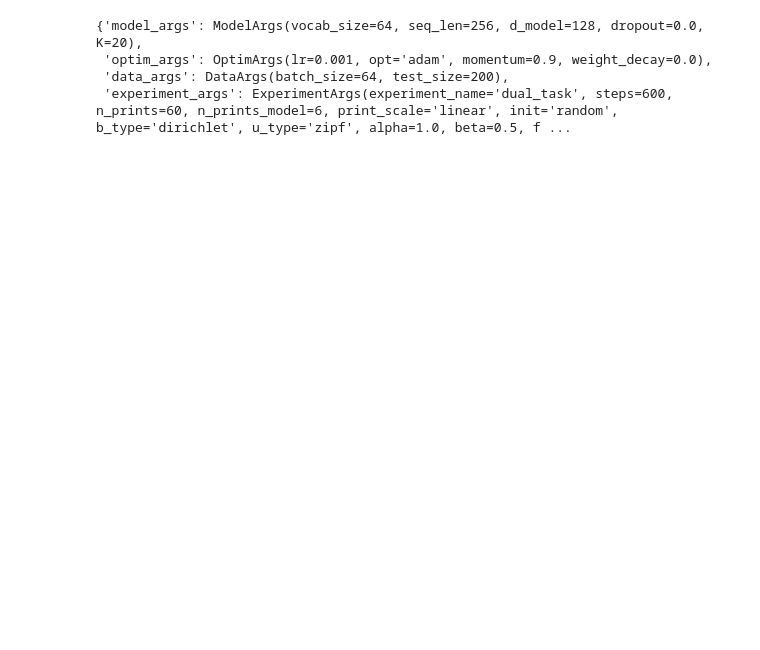
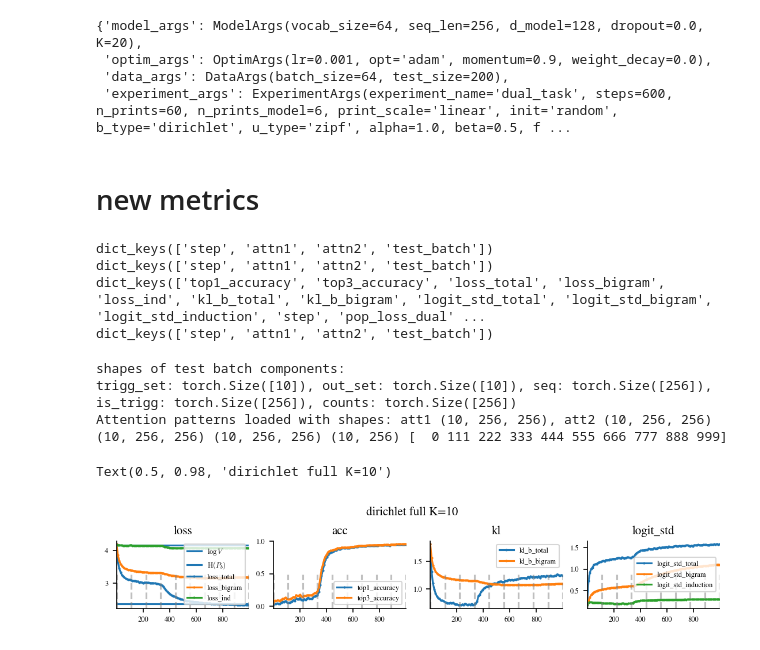
Before and after one commit to CristopherErazo/SAM, a Jupyter notebook: notebooks/26_04_05_Dual_Repolished.ipynb, the cells around one changed output. Saved outputs shown, nothing was run; the diff lists cells and outputs as text; code cells hidden in the pictures; blank space fills up the shorter version.

Commit message:
last update with dashboard and new dual

```diff
--- a/notebooks/26_04_05_Dual_Repolished.ipynb
+++ b/notebooks/26_04_05_Dual_Repolished.ipynb
@@ -148,3 +139,65 @@ trainer_args.__dict__
  'optim_args': OptimArgs(lr=0.001, opt='adam', momentum=0.9, weight_decay=0.0),
  'data_args': DataArgs(batch_size=64, test_size=200),
  'experiment_args': ExperimentArgs(experiment_name='dual_task', steps=600, n_prints=60, n_prints_model=6, print_scale='linear', init='random', b_type='dirichlet', u_type='zipf', alpha=1.0, beta=0.5, f ...
+# %% [markdown]
+# new metrics
+# %%
+path = ['full', 'induction', 'bigram'][0]
+btype = ['dirichlet','spiked_dirichlet','spiked_zipf'][0]
+K = [10,15,20][0]
+# load from pickel file
+with open(f"../data/dual_task_new/{btype}_{path}_K{K}_matrix.pkl", "rb") as f:
+        results_matrix = pickle.load(f)
+print(results_matrix.keys())
+with open(f"../data/dual_task_new/{btype}_{path}_K{K}_scalar.pkl", "rb") as f:
+        results = pickle.load(f)
+print(results_matrix.keys())
+
+
+
+print(results.keys())
+print(results_matrix.keys())
+# %% [output]
+dict_keys(['step', 'attn1', 'attn2', 'test_batch'])
+dict_keys(['step', 'attn1', 'attn2', 'test_batch'])
+dict_keys(['top1_accuracy', 'top3_accuracy', 'loss_total', 'loss_bigram', 'loss_ind', 'kl_b_total', 'kl_b_bigram', 'logit_std_total', 'logit_std_bigram', 'logit_std_induction', 'step', 'pop_loss_dual' ...
+dict_keys(['step', 'attn1', 'attn2', 'test_batch'])
+# %%
+attn1, attn2, correct_attn, steps = get_attn_patterns(results_matrix, batch_id=0)
+
+print(attn1.shape, attn2.shape, correct_attn.shape, steps)
+# %% [output]
+shapes of test batch components:
+trigg_set: torch.Size([10]), out_set: torch.Size([10]), seq: torch.Size([256]), is_trigg: torch.Size([256]), counts: torch.Size([256])
+Attention patterns loaded with shapes: att1 (10, 256, 256), att2 (10, 256, 256)
+(10, 256, 256) (10, 256, 256) (10, 256) [  0 111 222 333 444 555 666 777 888 999]
+# %%
+# Settings
+
+set_font_sizes(conf='tight')
+
+fig , axes = create_fig(ncols=4,size='double',h=0.2)
+
+steps = results['step']
+
+
+axes[0].axhline(results['max_entropy'],label=r'$\log V$')
+axes[0].axhline(results['entropy_Pb'],label=r'$\mathrm{H}(P_b)$')
+
+
+for i , tag in enumerate(['loss','acc','kl','logit_std']):
+    ax = axes[i]
+    for key in results:
+        if tag in key and len(results[key].shape) == 1:
+            # print(key,len(results[key].shape))
+            ax.plot(steps, results[key], label=key,marker='.',markersize=2)
+    ax.set_title(tag)
+    ax.legend()
+    for t in results_matrix['step']:
+        ax.axvline(t, color='gray', linestyle='--', alpha=0.5,ymax=0.5)
+ax.set_xlim(steps[0]+1, steps[-1])
+# ax.set_xscale('log')
+fig.suptitle(f"{btype} {path} K={K}")
+# %% [output]
+Text(0.5, 0.98, 'dirichlet full K=10')
+[figure, added]
```
Also changed, not shown: parts of 5 cells of this notebook, 9 other files.
